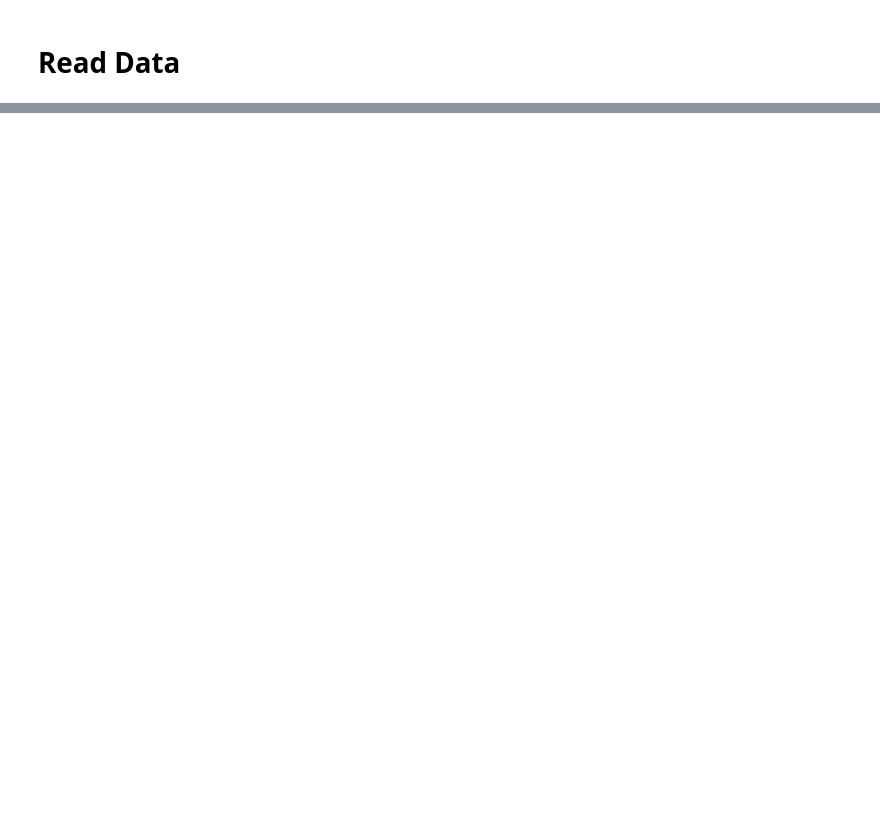
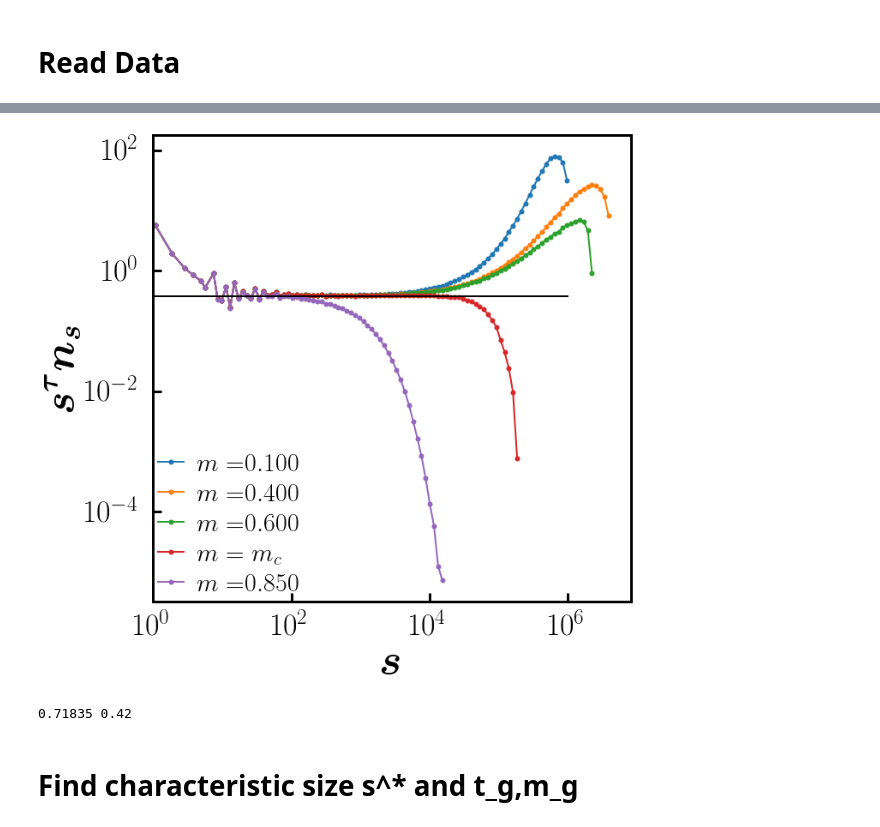
Before and after one commit to hoyunchoi/mBFW, a Jupyter notebook: main-plot.ipynb, the cells around one changed output, grey strips where cells are left out. Cells and saved outputs as stored; diff of their text form; code cells hidden in the pictures; blank space fills up the shorter version.

```diff
--- a/main-plot.ipynb
+++ b/main-plot.ipynb
@@ -1013,0 +146,53 @@ plt.show()
+# %%
+fig, ax = plt.subplots()
+ax.set_rasterized(True)
+
+networkSize = 10240000
+acceptanceThreshold = 0.5
+current = networkSize, acceptanceThreshold
+tau = 2.15
+
+def plotCSD_tau(op):
+    csd, dist = distLogBin(*clusterSizeDist[current, op], delta_exponent=0.06)
+    dist *= np.power(csd, tau)
+    if op == points[current]["m_c"]:
+        ax.plot(csd, dist, 'o-', label=latex_string("m=m_c"), markersize=5, linewidth=2)
+    else:
+        ax.plot(csd, dist, 'o-', label=latex_string("m=") + latex_float(op, 3), markersize=5, linewidth=2)
+y = 3.8e-1
+
+plotCSD_tau(0.10)
+plotCSD_tau(0.40)
+plotCSD_tau(0.60)
+plotCSD_tau(0.814)
+plotCSD_tau(0.85)
+ax.plot([1,1e6], [y,y], 'k-', linewidth=2)
+
+ax.set_xscale('log')
+ax.set_yscale('log')
+ax.set_xlim(left=1)
+ax.set_xlabel(latex_bold_string("s"))
+ax.set_ylabel(latex_bold_string("s^\\tau n_s"))
+# ax.set_xlim([1, networkSize/20])
+# ax.set_ylim([3e-1,6e-1])
+ax.legend(loc='best', borderpad=0.1, borderaxespad=0.1, fontsize=30)
+
+# fig.savefig("../data/mBFW/fig/csd_tau(N{:.1e},G{:.1f}).pdf".format(*current), bbox_inches = 'tight', pad_inches = 0.1, facecolor = 'w', dpi=100)
+fig.show()
+# %% [output]
+[figure, added]
+# %%
+networkSize = 20000
+acceptanceThreshold = 0.9
+current = networkSize, acceptanceThreshold
+m_c = 0.420
+t_c = rd.op2t(orderParameter[current], m_c)/networkSize
+print(t_c, m_c)
+# with open("../data/mBFW/points/" + "N{:.1e},G{:.1f}".format(*current) + ".txt", 'a') as file:
+#     file.write("t_c_csd: " + str(t_c) + "\n")
+#     file.write("m_c_csd: " + str(m_c) + "\n")
+    # file.write("tau: " + str(tau) + "\n")
+# %% [output]
+0.71835 0.42
+# %% [markdown]
+# Find characteristic size s^* and t_g,m_g
```
Also changed, not shown: parts of 57 cells of this notebook, 16 other files.
